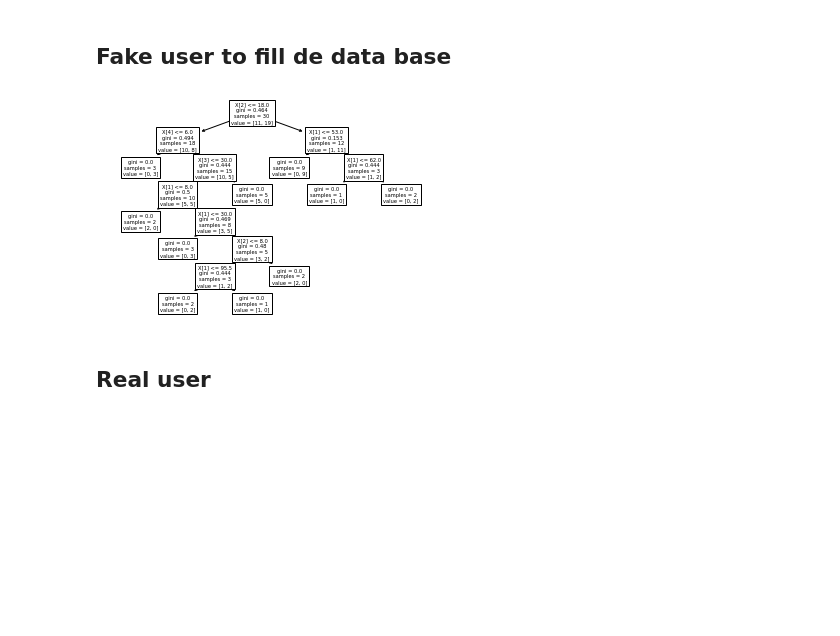
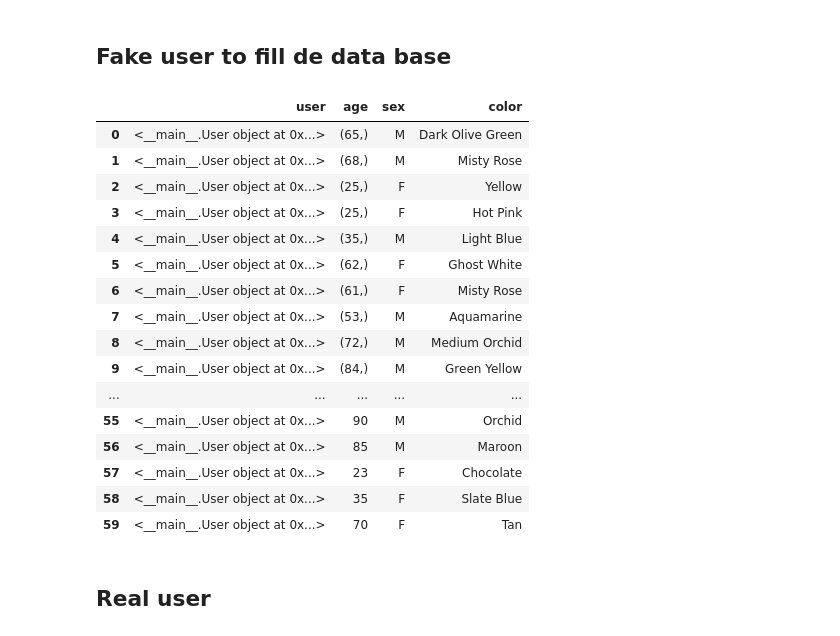
Before and after one commit to faresZzz/DataMininig_fowers, a Jupyter notebook: projetDatamining.ipynb, the cells around one changed output. Cells and saved outputs as stored; diff of their text form; code cells hidden in the pictures; blank space fills up the shorter version.

```diff
--- a/projetDatamining.ipynb
+++ b/projetDatamining.ipynb
@@ -557,8 +644,3 @@ for i in range(nbFakeUser):
     listFUsers.append(flowers.createSpecialUser(numberOfSimulatedImages=30))
 
 # print(flowers.listUser)
-# %%
-# graphviz didn't work on window so I can't get it with decoded names
-listFUsers[3].printDecisionTree()
-# %% [output]
-[figure, removed]
@@ -565,3 +650,24 @@ listFUsers[3].printDecisionTree()
+# %%
+# ploting of the Decision Tree Classifier
+flowers.listUser
+# %% [output]
+|  | user | age | sex | color |
+| 0 | <__main__.User object at 0x...> | (65,) | M | Dark Olive Green |
+| 1 | <__main__.User object at 0x...> | (68,) | M | Misty Rose |
+| 2 | <__main__.User object at 0x...> | (25,) | F | Yellow |
+| 3 | <__main__.User object at 0x...> | (25,) | F | Hot Pink |
+| 4 | <__main__.User object at 0x...> | (35,) | M | Light Blue |
+| 5 | <__main__.User object at 0x...> | (62,) | F | Ghost White |
+| 6 | <__main__.User object at 0x...> | (61,) | F | Misty Rose |
+| 7 | <__main__.User object at 0x...> | (53,) | M | Aquamarine |
+| 8 | <__main__.User object at 0x...> | (72,) | M | Medium Orchid |
+| 9 | <__main__.User object at 0x...> | (84,) | M | Green Yellow |
+| ... | ... | ... | ... | ... |
+| 55 | <__main__.User object at 0x...> | 90 | M | Orchid |
+| 56 | <__main__.User object at 0x...> | 85 | M | Maroon |
+| 57 | <__main__.User object at 0x...> | 23 | F | Chocolate |
+| 58 | <__main__.User object at 0x...> | 35 | F | Slate Blue |
+| 59 | <__main__.User object at 0x...> | 70 | F | Tan |
 # %% [markdown]
 ## Real user
 # %%
```
Also changed, not shown: parts of 19 cells of this notebook, 2 other files.
